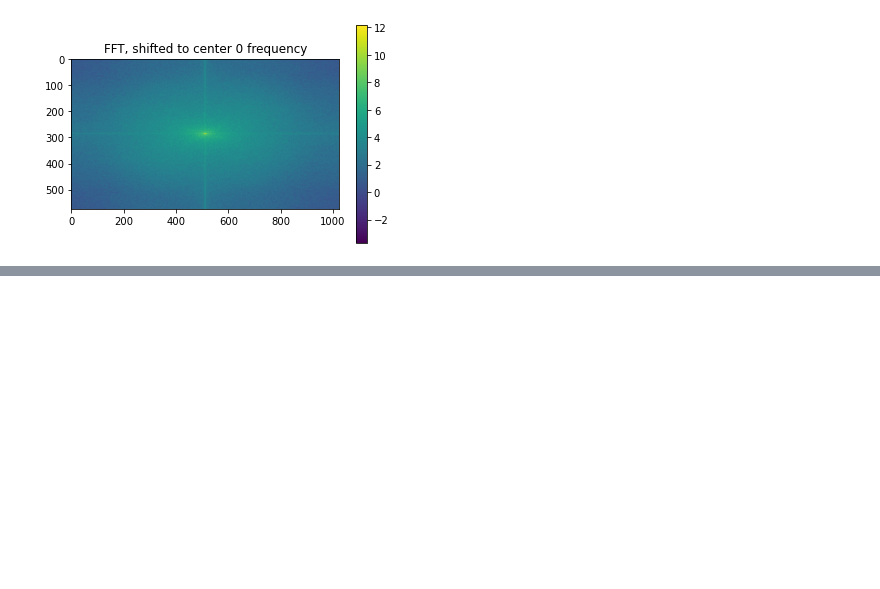
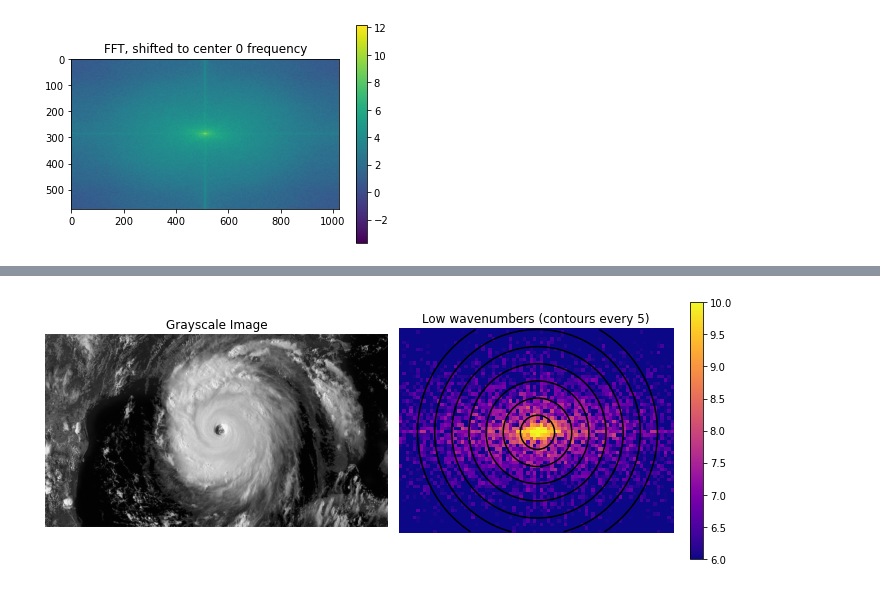
Before and after one commit to VictoriaPizzini/MPO624_2022, a Jupyter notebook: Notebooks/Victoria Folder/Pizzini_Hurricane_Image.ipynb, the cells around one changed output, grey strips where cells are left out. Cells and saved outputs as stored; diff of their text form; code cells hidden in the pictures; blank space fills up the shorter version.

```diff
--- a/Notebooks/Victoria Folder/Pizzini_Hurricane_Image.ipynb
+++ b/Notebooks/Victoria Folder/Pizzini_Hurricane_Image.ipynb
@@ -69,0 +73,27 @@ plt.imshow( kl ); plt.colorbar(); plt.title('Total wavenumber kl on k,l axes')
+# %%
+def plot_center(power, dx, dy):
+
+# Subset around origin
+    pow = power[ int(NY/2-dy):int(NY/2+dy), int(NX/2-dx):int(NX/2+dx) ]
+    klsub = kl[ int(NY/2-dy):int(NY/2+dy), int(NX/2-dx):int(NX/2+dx) ]
+
+# Plot
+    plt.figure(figsize=(10,4))
+# Image
+    plt.subplot(1,2,1)
+    plt.imshow(im_gray, cmap='gray')
+    plt.axis('off')
+    plt.title('Grayscale Image')
+#Spectrum
+    plt.subplot(1,2,2)
+    plt.imshow( (pow), vmin=6, vmax=10 ); plt.colorbar()
+    plt.set_cmap('plasma')
+    plt.axis('off')
+    plt.title('Low wavenumbers (contours every 5)')
+    plt.contour(klsub, [5,10,15,20,25,30,35], colors='k')
+    plt.tight_layout()
+    plt.show()
+# %%
+plot_center(np.log(power), 40, 30)
+# %% [output]
+[figure, added]
```
Also changed, not shown: parts of 3 cells of this notebook, 2 other files.
